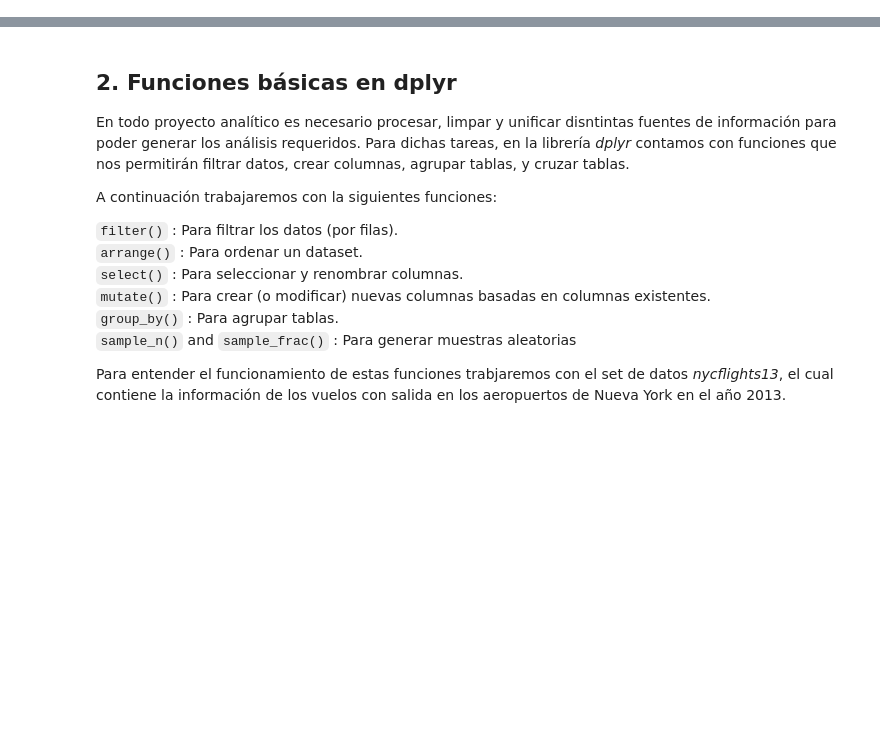
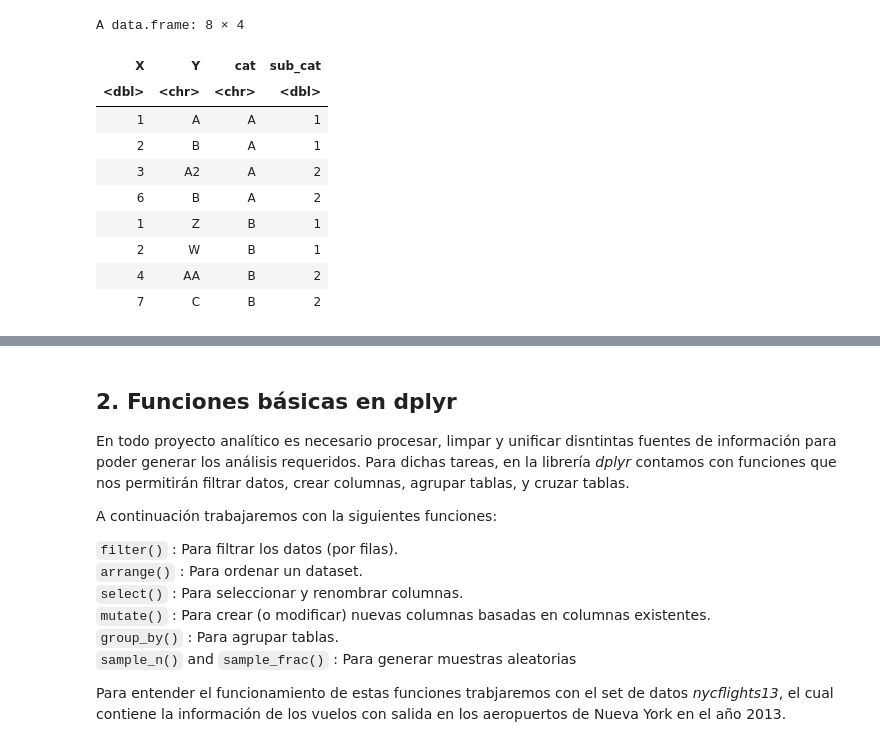
Before and after one commit to majorquev/DBDC_202507_Programacion_en_R_para_ciencia_de_datos, a Jupyter notebook: Clases/Clase3/Clase3_01_manipulacion_de_tablas_I.ipynb, the cells around one changed output, grey strips where cells are left out. Cells and saved outputs as stored; diff of their text form; code cells hidden in the pictures; blank space fills up the shorter version.

```diff
--- a/Clases/Clase3/Clase3_01_manipulacion_de_tablas_I.ipynb
+++ b/Clases/Clase3/Clase3_01_manipulacion_de_tablas_I.ipynb
@@ -2,0 +49,24 @@
+# %%
+# Manualmente
+(aux_A1 <- lf$catA$sub_cat1)
+(aux_A2 <- lf$catA$sub_cat2)
+(aux_B1 <- lf$catB$sub_cat1)
+(aux_B2 <- lf$catB$sub_cat2)
+
+aux_A1$cat <- "A"
+aux_A1$sub_cat <- 1
+aux_A2$cat <- "A"
+aux_A2$sub_cat <- 2
+
+aux_B1$cat <- "B"
+aux_B1$sub_cat <- 1
+
+aux_B2$cat <- "B"
+aux_B2$sub_cat <- 2
+
+
+
+aux_A1
+aux_A2
+aux_B1
+aux_B2
@@ -2,0 +105,17 @@
+# %%
+rbind(aux_A1,
+      aux_A2,
+      aux_B1,
+      aux_B2)
+# %% [output]
+A data.frame: 8 × 4
+| X | Y | cat | sub_cat |
+| <dbl> | <chr> | <chr> | <dbl> |
+| 1 | A | A | 1 |
+| 2 | B | A | 1 |
+| 3 | A2 | A | 2 |
+| 6 | B | A | 2 |
+| 1 | Z | B | 1 |
+| 2 | W | B | 1 |
+| 4 | AA | B | 2 |
+| 7 | C | B | 2 |
```
Also changed, not shown: parts of 21 cells of this notebook.
